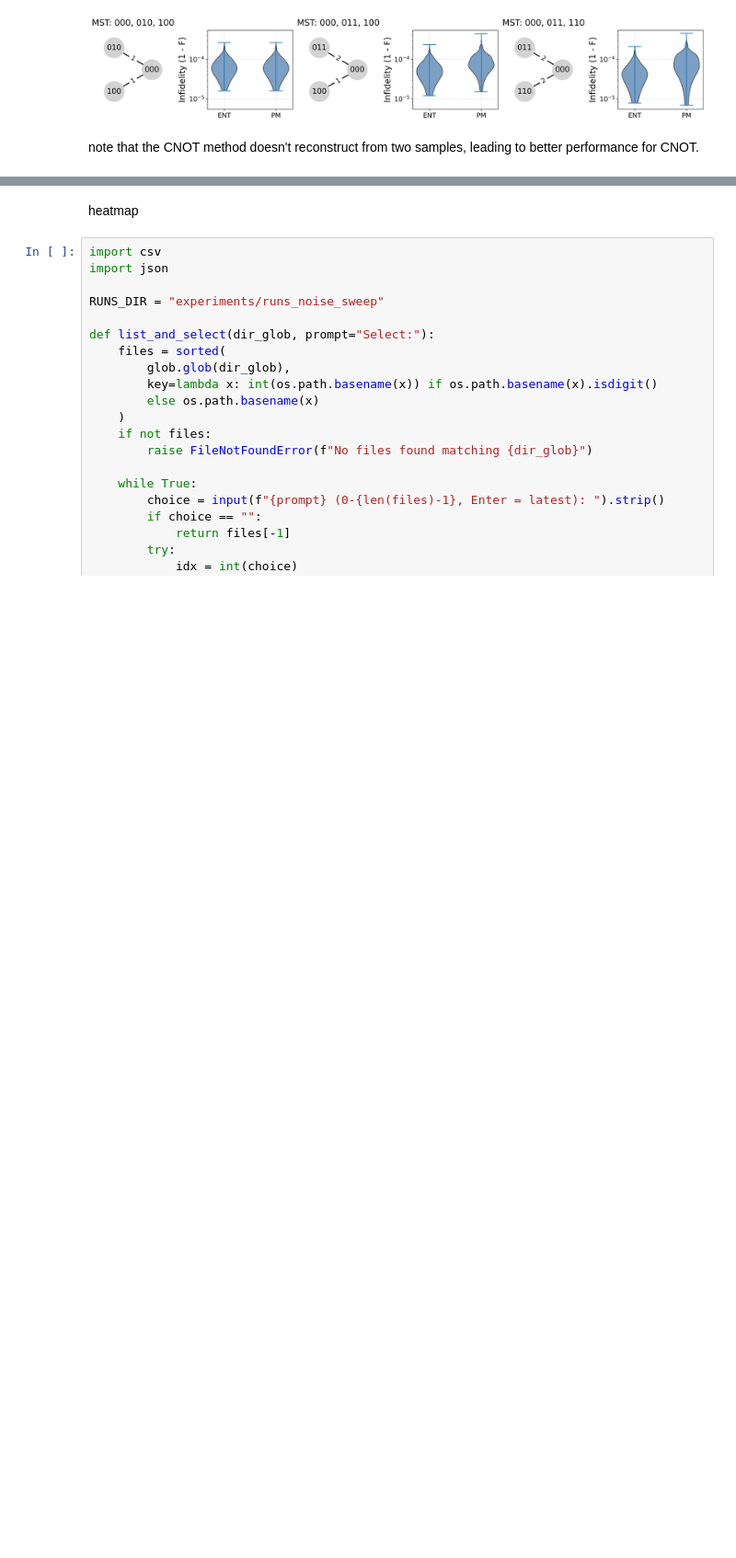
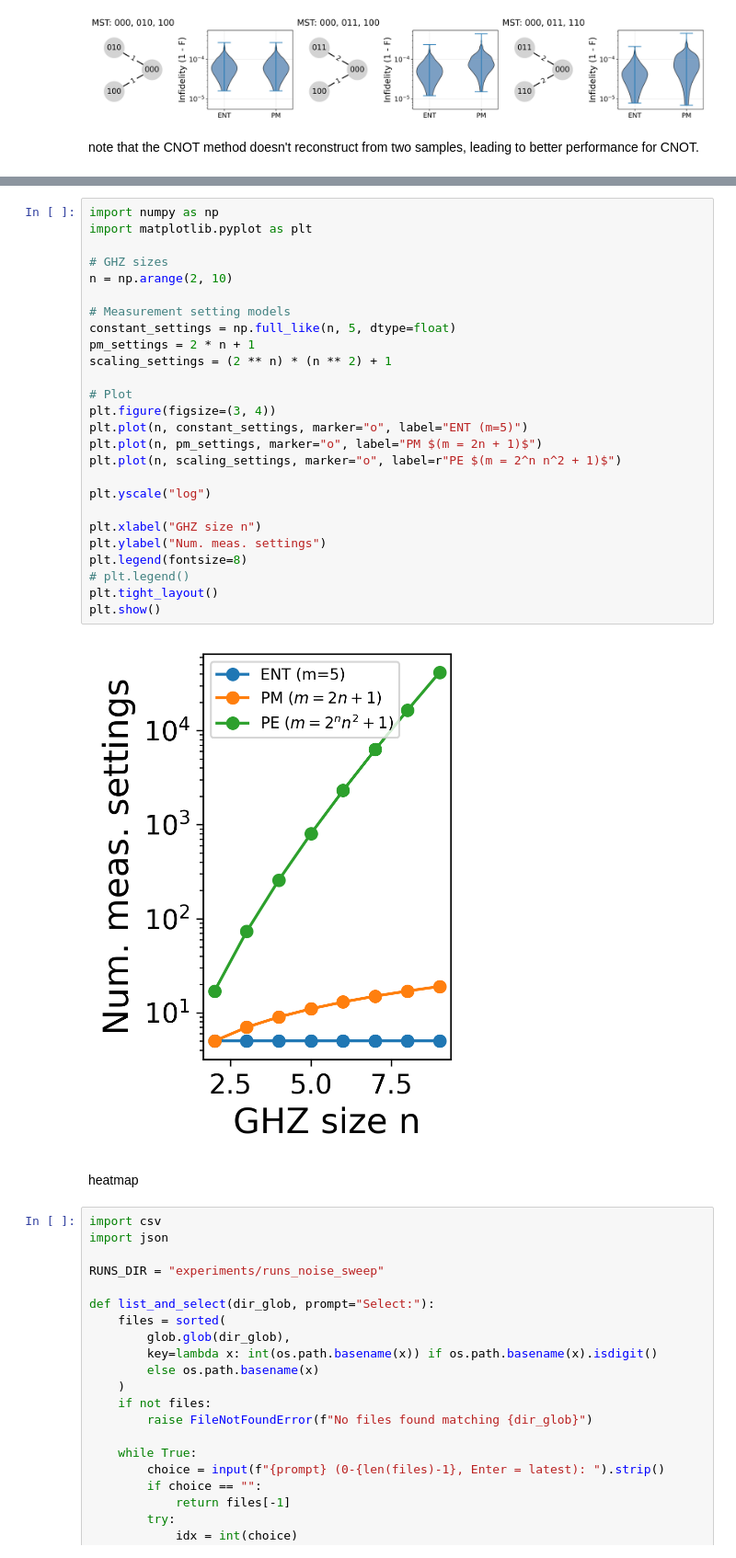
Before and after one commit to ypwk/pure-state-tomography, a Jupyter notebook: paper_plotting.ipynb, the cells around one changed output, grey strips where cells are left out. Shown at 92% size. Cells and saved outputs as stored; diff of their text form; blank space fills up the shorter version.

```diff
--- a/paper_plotting.ipynb
+++ b/paper_plotting.ipynb
@@ -830,3 +989,31 @@ plot_simple_noise_scaling(
+# %%
+import numpy as np
+import matplotlib.pyplot as plt
+
+# GHZ sizes
+n = np.arange(2, 10)
+
+# Measurement setting models
+constant_settings = np.full_like(n, 5, dtype=float)
+pm_settings = 2 * n + 1
+scaling_settings = (2 ** n) * (n ** 2) + 1
+
+# Plot
+plt.figure(figsize=(3, 4))
+plt.plot(n, constant_settings, marker="o", label="ENT (m=5)")
+plt.plot(n, pm_settings, marker="o", label="PM $(m = 2n + 1)$")
+plt.plot(n, scaling_settings, marker="o", label=r"PE $(m = 2^n n^2 + 1)$")
+
+plt.yscale("log")
+
+plt.xlabel("GHZ size n")
+plt.ylabel("Num. meas. settings")
+plt.legend(fontsize=8)
+# plt.legend()
+plt.tight_layout()
+plt.show()
+# %% [output]
+[figure, added]
 # %% [markdown]
 heatmap
 # %%
```
Also changed, not shown: parts of 3 cells of this notebook, 13 other files.
